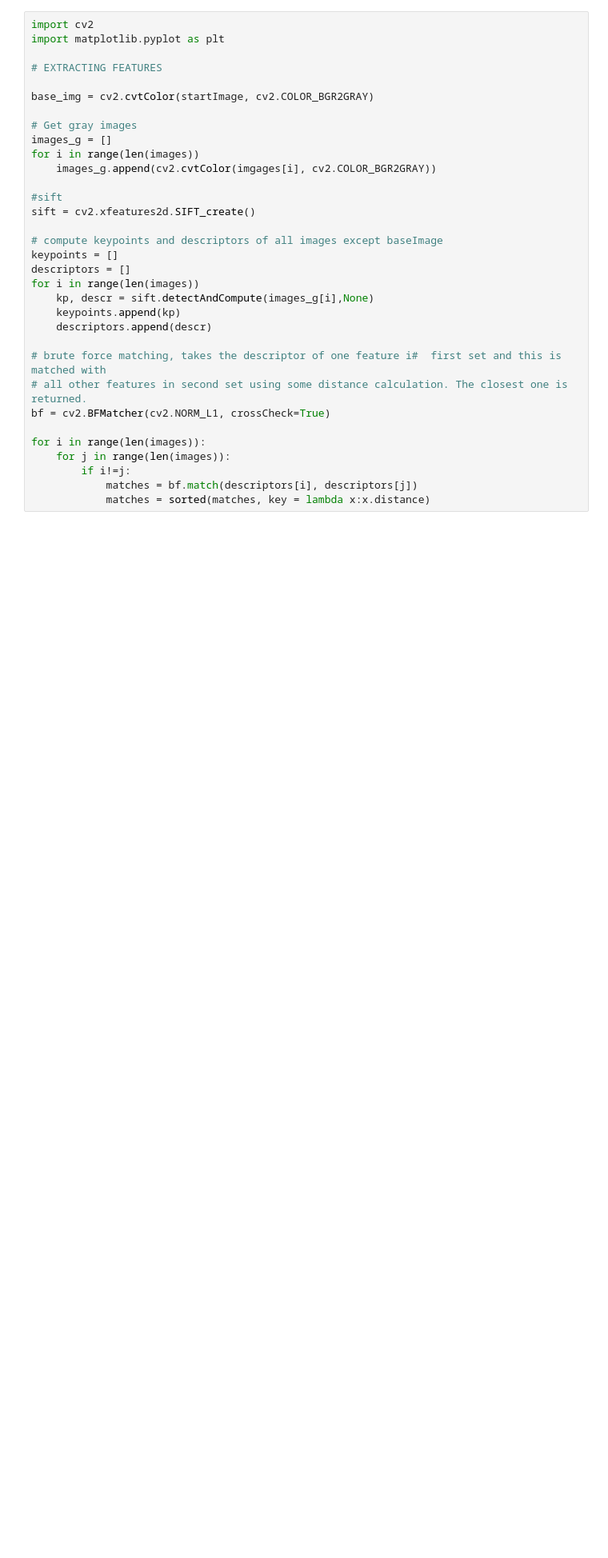
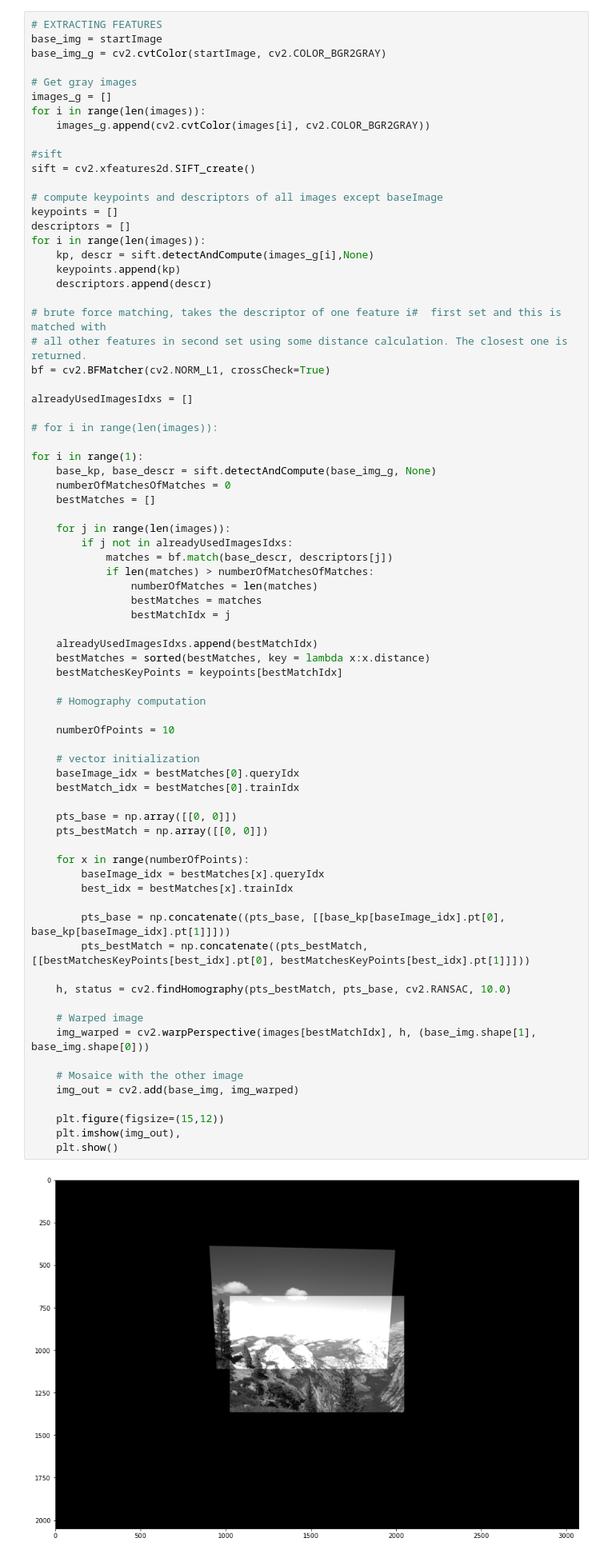
Before and after one commit to nicolamarchiotto/2D-Image-Stiching, a Jupyter notebook: main.ipynb, the cells around one changed output. Shown at 80% size. Cells and saved outputs as stored; diff of their text form; blank space fills up the shorter version.

```diff
--- a/main.ipynb
+++ b/main.ipynb
@@ -83,36 +54,80 @@ images = images.pop(startImgIndex)
 # %%
-import cv2
-import matplotlib.pyplot as plt
-
 # EXTRACTING FEATURES
-
-base_img = cv2.cvtColor(startImage, cv2.COLOR_BGR2GRAY)
+base_img = startImage
+base_img_g = cv2.cvtColor(startImage, cv2.COLOR_BGR2GRAY)
 
 # Get gray images
 images_g = []
-for i in range(len(images))
-    images_g.append(cv2.cvtColor(imgages[i], cv2.COLOR_BGR2GRAY))
+for i in range(len(images)):
+    images_g.append(cv2.cvtColor(images[i], cv2.COLOR_BGR2GRAY))
 
 #sift
 sift = cv2.xfeatures2d.SIFT_create()
 
 # compute keypoints and descriptors of all images except baseImage
 keypoints = []
 descriptors = []
-for i in range(len(images))
+for i in range(len(images)):
     kp, descr = sift.detectAndCompute(images_g[i],None)
     keypoints.append(kp)
     descriptors.append(descr)
 
 # brute force matching, takes the descriptor of one feature i#  first set and this is matched with
 # all other features in second set using some distance calculation. The closest one is returned.
 bf = cv2.BFMatcher(cv2.NORM_L1, crossCheck=True)
 
-for i in range(len(images)):
+alreadyUsedImagesIdxs = []
+
+# for i in range(len(images)):
+
+for i in range(1):
+    base_kp, base_descr = sift.detectAndCompute(base_img_g, None)
+    numberOfMatchesOfMatches = 0
+    bestMatches = []
+
     for j in range(len(images)):
-        if i!=j:
-            matches = bf.match(descriptors[i], descriptors[j])
-            matches = sorted(matches, key = lambda x:x.distance)
+        if j not in alreadyUsedImagesIdxs:
+            matches = bf.match(base_descr, descriptors[j])
+            if len(matches) > numberOfMatchesOfMatches:
+                numberOfMatches = len(matches)
+                bestMatches = matches
+                bestMatchIdx = j
+
+    alreadyUsedImagesIdxs.append(bestMatchIdx)
+    bestMatches = sorted(bestMatches, key = lambda x:x.distance)
+    bestMatchesKeyPoints = keypoints[bestMatchIdx]
+
+    # Homography computation
+
+    numberOfPoints = 10
+
+    # vector initialization
+    baseImage_idx = bestMatches[0].queryIdx
+    bestMatch_idx = bestMatches[0].trainIdx
+
+    pts_base = np.array([[0, 0]])
+    pts_bestMatch = np.array([[0, 0]])
+
+    for x in range(numberOfPoints):
+        baseImage_idx = bestMatches[x].queryIdx
+        best_idx = bestMatches[x].trainIdx
+
+        pts_base = np.concatenate((pts_base, [[base_kp[baseImage_idx].pt[0], base_kp[baseImage_idx].pt[1]]]))
+        pts_bestMatch = np.concatenate((pts_bestMatch, [[bestMatchesKeyPoints[best_idx].pt[0], bestMatchesKeyPoints[best_idx].pt[1]]]))
+
+    h, status = cv2.findHomography(pts_bestMatch, pts_base, cv2.RANSAC, 10.0)
+
+    # Warped image
+    img_warped = cv2.warpPerspective(images[bestMatchIdx], h, (base_img.shape[1], base_img.shape[0]))
+
+    # Mosaice with the other image
+    img_out = cv2.add(base_img, img_warped)
+
+    plt.figure(figsize=(15,12))
+    plt.imshow(img_out),
+    plt.show()
+# %% [output]
+[figure, added]
 # %%
 # Access coordinates on conjugate points
 
```
Also changed, not shown: parts of 6 cells of this notebook.
